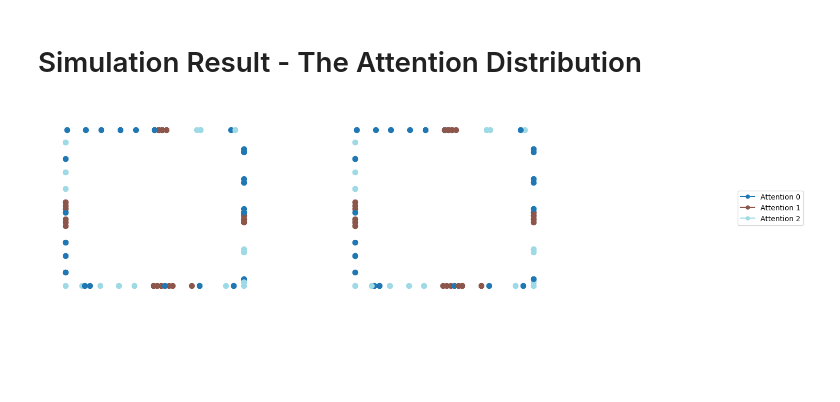
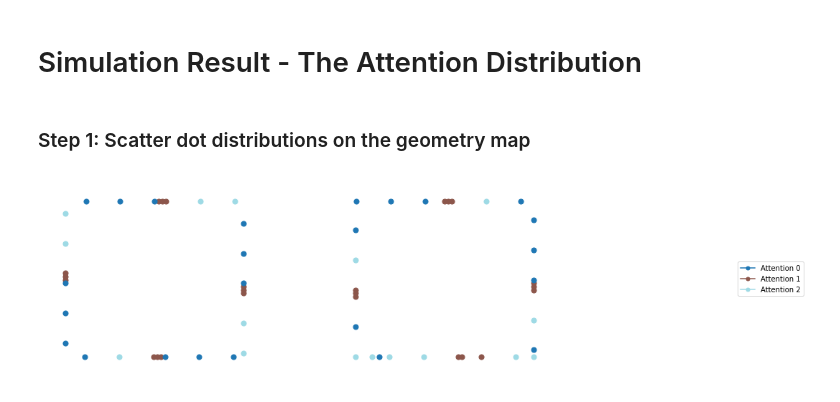
Before and after one commit to BaiYunpeng1949/heads-up-multitasker, a Jupyter notebook: study data/Study 4/Study 4.ipynb, the cells around one changed output. Drawn from its saved outputs; the diff is of its cells as text; code cells hidden in the pictures; blank space fills up the shorter version.

Commit message:
1126 - huc - study 4 - finished the first part of step-by-step simulation plot.

```diff
--- a/study data/Study 4/Study 4.ipynb
+++ b/study data/Study 4/Study 4.ipynb
@@ -1,5 +1,7 @@
 # %% [markdown]
 # Simulation Result - The Attention Distribution
+# %% [markdown]
+### Step 1: Scatter dot distributions on the geometry map
 # %%
 # Import necessary libraries
 import pandas as pd
@@ -11,6 +13,8 @@ from ast import literal_eval
 file_path_updated = 'study4_data.csv'
 data_updated = pd.read_csv(file_path_updated)
 
+sign_positions = [3.5, 11, 18.5, 26, 33.5, 41, 48.5, 56]
+
 # Function to convert string representations of lists into actual lists
 def literal_eval_col(col):
     return col.apply(literal_eval)
@@ -21,12 +25,14 @@ data_updated['step_wise_walking_positions'] = literal_eval_col(data_updated['ste
 data_updated['step_wise_walking_speeds'] = literal_eval_col(data_updated['step_wise_walking_speeds'])
 data_updated['step_wise_attentions'] = literal_eval_col(data_updated['step_wise_attentions'])
 
-# Extract the walking positions and attentions for each step
-walking_positions = np.concatenate(data_updated['step_wise_walking_positions'].tolist())
-attentions = np.concatenate(data_updated['step_wise_attentions'].tolist())
+# # Extract the walking positions and attentions for each step
+# walking_positions = np.concatenate(data_updated['step_wise_walking_positions'].tolist())
+# attentions = np.concatenate(data_updated['step_wise_attentions'].tolist())
 
-# Extract the walking positions and attentions for each step - Only use one row in the dataset
-walking_positions =
+# Assume we are using the first row (index 0) - ONLY USING THE FIRST ROW (ONE CASE)
+row_index = 0
+walking_positions = data_updated.at[row_index, 'step_wise_walking_positions']
+attentions = data_updated.at[row_index, 'step_wise_attentions']
 
 # Map the attentions to indices and colors
 attention_to_index = {att: idx for idx, att in enumerate(set(attentions))}
@@ -42,6 +48,28 @@ perimeter = 2 * (width + height)
 
 # Create the figure and axes with more space between the rectangles
 fig, ax = plt.subplots(figsize=(15, 7))
+
+# Function to calculate the position along the perimeter of the rectangle
+def calculate_rectangle_position(step, width, height, steps_per_side):
+    # Determine which side of the rectangle we're on
+    side = step // steps_per_side
+
+    # Calculate the position within that side's span
+    position_within_side = step % steps_per_side
+
+    # Calculate the spacing between steps on each side
+    x_spacing = width / steps_per_side
+    y_spacing = height / steps_per_side
+
+    # Return the position based on the side and the position within that side
+    if side == 0:  # Right side
+        return width, position_within_side * y_spacing
+    elif side == 1:  # Top side
+        return width - position_within_side * x_spacing, height
+    elif side == 2:  # Left side
+        return 0, height - position_within_side * y_spacing
+    else:  # Bottom side
+        return position_within_side * x_spacing, 0
 
 # Function to plot the attentions based on walking positions on the rectangles
 def plot_attentions_on_rectangle(ax, walking_positions, attentions, perimeter, width, height, offset_x):
@@ -62,31 +90,31 @@ second_rect_offset = width + 5  # 5 units of space between rectangles
 # Plot attentions on the first rectangle
 plot_attentions_on_rectangle(ax, walking_positions[:len(walking_positions)//2],
                              attention_indices[:len(walking_positions)//2], perimeter, width, height, 0)
 
 # Plot attentions on the second rectangle with an offset
 plot_attentions_on_rectangle(ax, walking_positions[len(walking_positions)//2:],
                              attention_indices[len(walking_positions)//2:], perimeter, width, height, second_rect_offset)
 
 # Set the plot limits
 ax.set_xlim(-1, 2 * width + second_rect_offset + 1)  # Adjust for spacing between rectangles and borders
 ax.set_ylim(-1, height + 1)
 
 # Keep the aspect ratio square
 ax.set_aspect('equal')
 
 # Remove axis labels and ticks
 ax.axis('off')
 
 # Add a legend for the attentions
 attention_legend_handles = [
     plt.Line2D([0], [0], marker='o', color=color, label=f'Attention {idx}', markersize=5)
     for idx, color in attention_colors.items()
 ]
 
 ax.legend(handles=attention_legend_handles, loc='center left', bbox_to_anchor=(1, 0.5))
 
 # Show the plot
 plt.tight_layout()
 plt.show()
 # %% [output]
-[figure, old version]
+[figure, new version]
```
Also changed, not shown: parts of 8 cells of this notebook, 3 other files.
